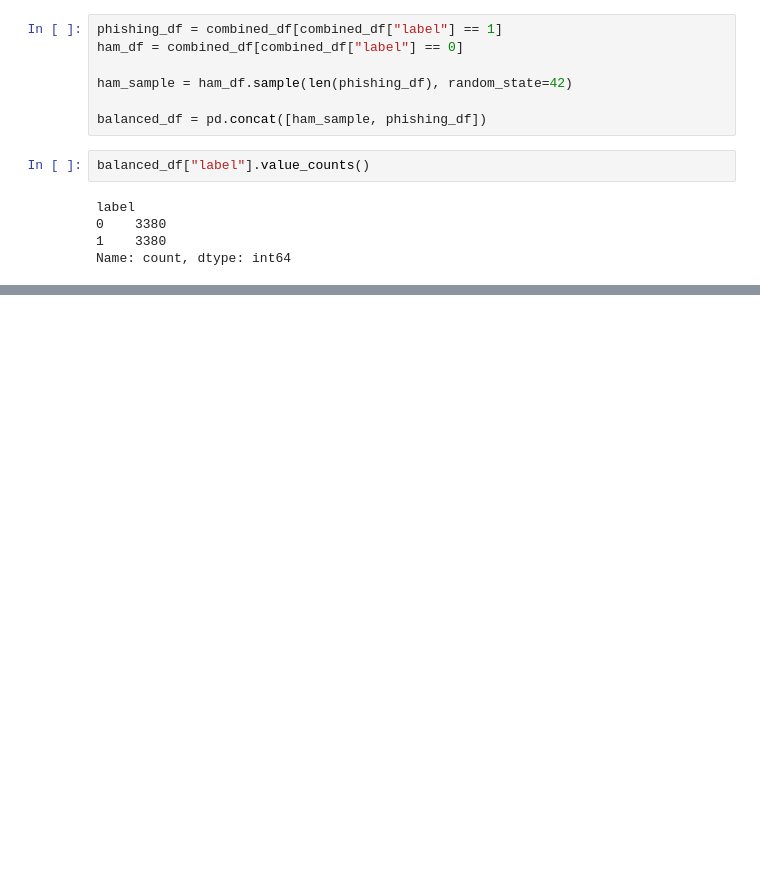
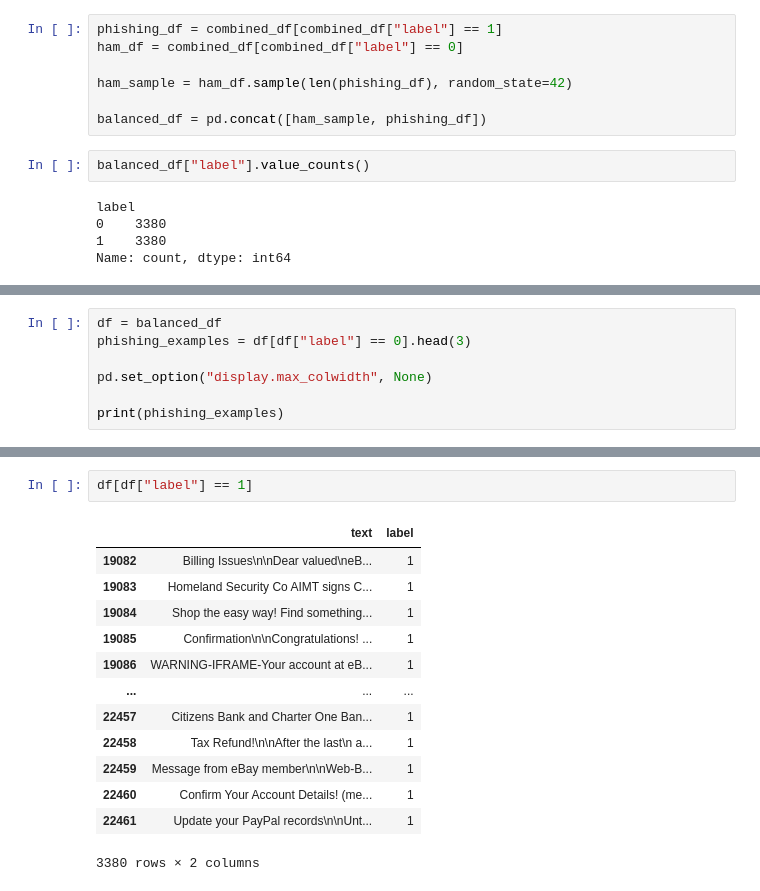
Before and after one commit to cam-ortiz/phishing-email-detection-nlp, a Jupyter notebook: notebooks/data_loading_nazario.ipynb, the cells around one changed output, grey strips where cells are left out. Saved outputs shown, nothing was run; the diff lists cells and outputs as text; blank space fills up the shorter version.

```diff
--- a/notebooks/data_loading_nazario.ipynb
+++ b/notebooks/data_loading_nazario.ipynb
@@ -88,0 +99,7 @@ Name: count, dtype: int64
+# %%
+df = balanced_df
+phishing_examples = df[df["label"] == 0].head(3)
+
+pd.set_option("display.max_colwidth", None)
+
+print(phishing_examples)
@@ -88,0 +116,16 @@ Name: count, dtype: int64
+# %%
+df[df["label"] == 1]
+# %% [output]
+|  | text | label |
+| 19082 | Billing Issues\n\nDear valued\neB... | 1 |
+| 19083 | Homeland Security Co AIMT signs C... | 1 |
+| 19084 | Shop the easy way! Find something... | 1 |
+| 19085 | Confirmation\n\nCongratulations! ... | 1 |
+| 19086 | WARNING-IFRAME-Your account at eB... | 1 |
+| ... | ... | ... |
+| 22457 | Citizens Bank and Charter One Ban... | 1 |
+| 22458 | Tax Refund!\n\nAfter the last\n a... | 1 |
+| 22459 | Message from eBay member\n\nWeb-B... | 1 |
+| 22460 | Confirm Your Account Details! (me... | 1 |
+| 22461 | Update your PayPal records\n\nUnt... | 1 |
+3380 rows × 2 columns
```
Also changed, not shown: parts of 2 cells of this notebook, 19 other files.
